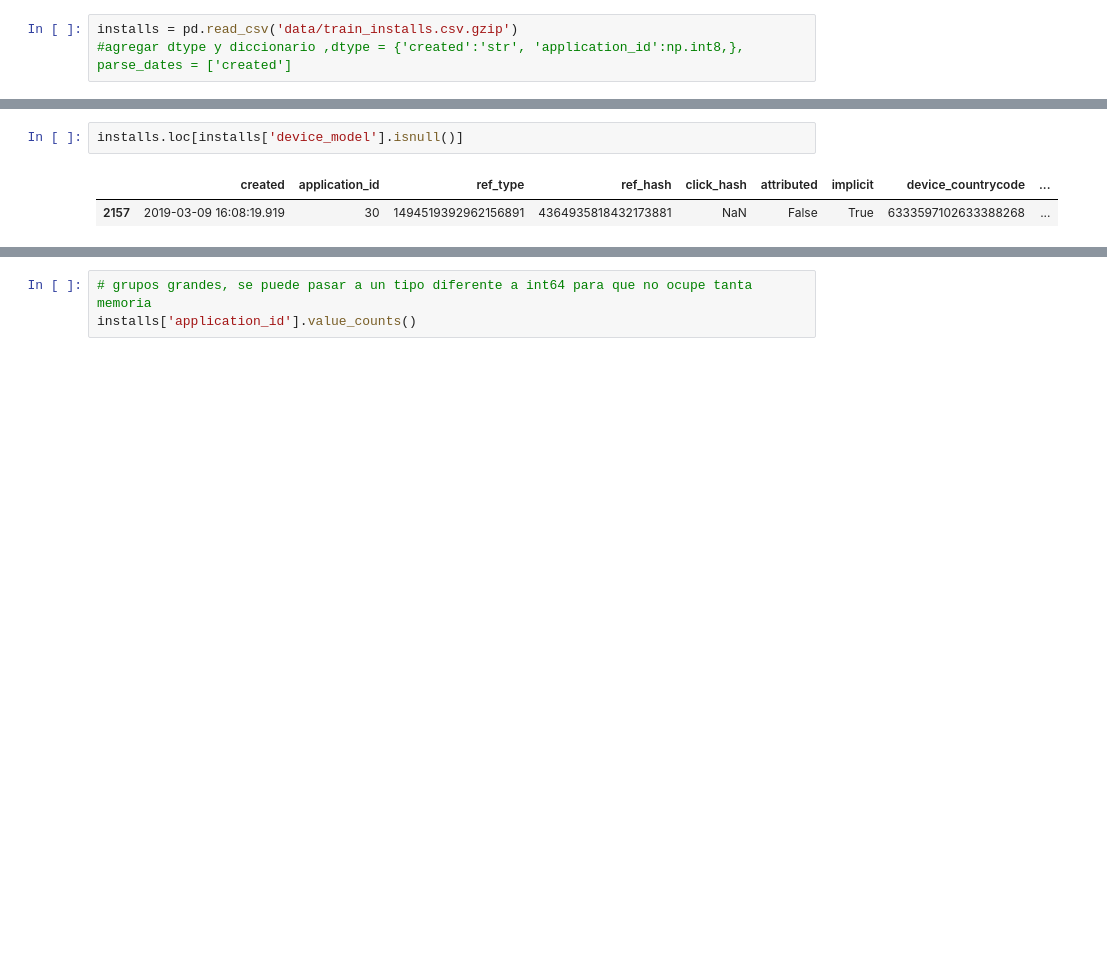
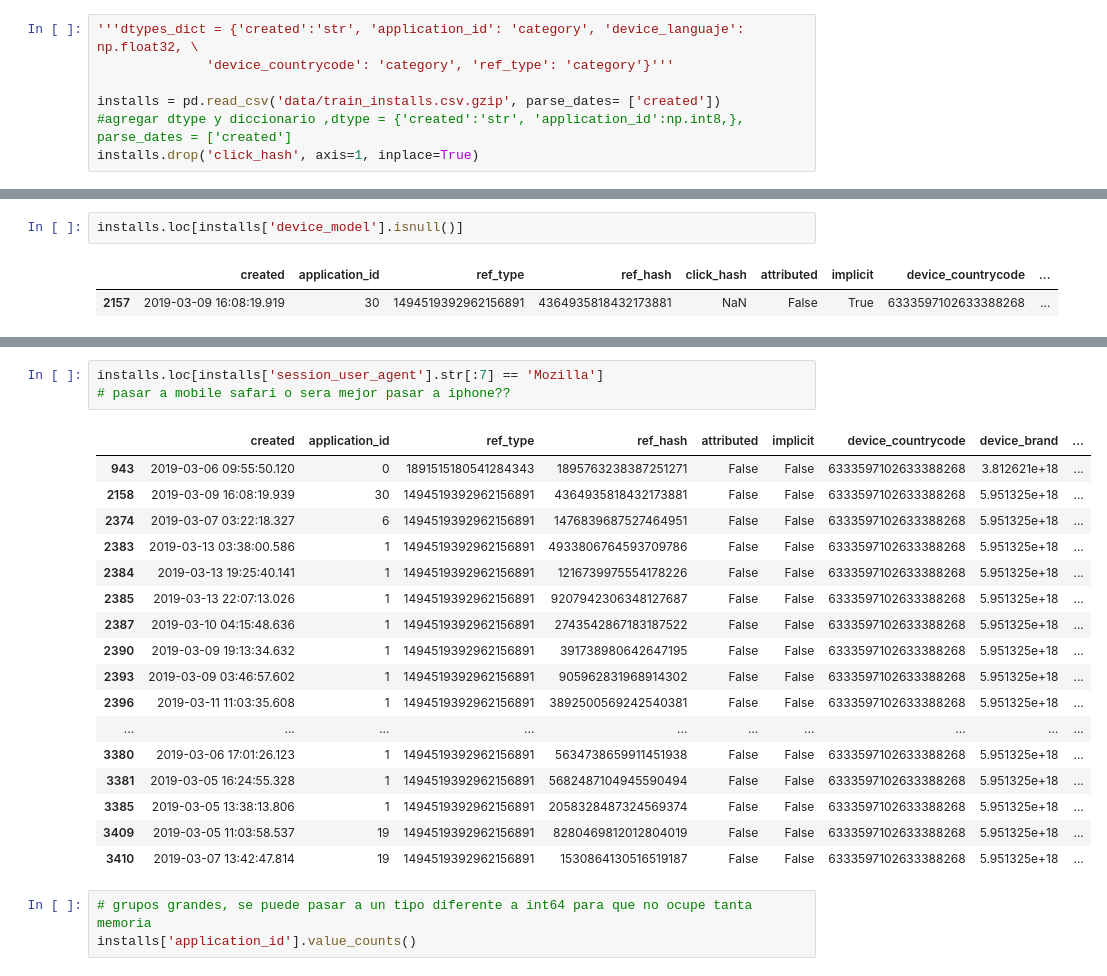
Before and after one commit to Elianagam/orgaDatosTp1, a Jupyter notebook: prueba_installs.ipynb, the cells around one changed output, grey strips where cells are left out. Saved outputs shown, nothing was run; the diff lists cells and outputs as text; blank space fills up the shorter version.

```diff
--- a/prueba_installs.ipynb
+++ b/prueba_installs.ipynb
@@ -2,8 +2,12 @@
 import pandas as pd
 import numpy as np
 # %%
-installs = pd.read_csv('data/train_installs.csv.gzip')
+'''dtypes_dict = {'created':'str', 'application_id': 'category', 'device_languaje': np.float32, \
+              'device_countrycode': 'category', 'ref_type': 'category'}'''
+
+installs = pd.read_csv('data/train_installs.csv.gzip', parse_dates= ['created'])
 #agregar dtype y diccionario ,dtype = {'created':'str', 'application_id':np.int8,}, parse_dates = ['created']
+installs.drop('click_hash', axis=1, inplace=True)
 # %%
 # languaje in iphone van a ser en ingles??
 # %%
@@ -126,5 +110,26 @@ Mozilla/5.0 (iPhone; CPU iPhone OS 12_1_2 like Mac OS X) AppleWebKit/605.1.15 (K
 Mozilla/5.0 (iPhone; CPU iPhone OS 11_4_1 like Mac OS X) AppleWebKit/605.1.15 (KHTML, like Gecko) Version/11.0 Mobile/15E148 Safari/604.1                                                                ...
 Name: session_user_agent, dtype: int64
+# %%
+installs.loc[installs['session_user_agent'].str[:7] == 'Mozilla']
+# pasar a mobile safari o sera mejor pasar a iphone??
+# %% [output]
+|  | created | application_id | ref_type | ref_hash | attributed | implicit | device_countrycode | device_brand | ... |
+| 943 | 2019-03-06 09:55:50.120 | 0 | 1891515180541284343 | 1895763238387251271 | False | False | 6333597102633388268 | 3.812621e+18 | ... |
+| 2158 | 2019-03-09 16:08:19.939 | 30 | 1494519392962156891 | 4364935818432173881 | False | False | 6333597102633388268 | 5.951325e+18 | ... |
+| 2374 | 2019-03-07 03:22:18.327 | 6 | 1494519392962156891 | 1476839687527464951 | False | False | 6333597102633388268 | 5.951325e+18 | ... |
+| 2383 | 2019-03-13 03:38:00.586 | 1 | 1494519392962156891 | 4933806764593709786 | False | False | 6333597102633388268 | 5.951325e+18 | ... |
+| 2384 | 2019-03-13 19:25:40.141 | 1 | 1494519392962156891 | 1216739975554178226 | False | False | 6333597102633388268 | 5.951325e+18 | ... |
+| 2385 | 2019-03-13 22:07:13.026 | 1 | 1494519392962156891 | 9207942306348127687 | False | False | 6333597102633388268 | 5.951325e+18 | ... |
+| 2387 | 2019-03-10 04:15:48.636 | 1 | 1494519392962156891 | 2743542867183187522 | False | False | 6333597102633388268 | 5.951325e+18 | ... |
+| 2390 | 2019-03-09 19:13:34.632 | 1 | 1494519392962156891 | 391738980642647195 | False | False | 6333597102633388268 | 5.951325e+18 | ... |
+| 2393 | 2019-03-09 03:46:57.602 | 1 | 1494519392962156891 | 905962831968914302 | False | False | 6333597102633388268 | 5.951325e+18 | ... |
+| 2396 | 2019-03-11 11:03:35.608 | 1 | 1494519392962156891 | 3892500569242540381 | False | False | 6333597102633388268 | 5.951325e+18 | ... |
+| ... | ... | ... | ... | ... | ... | ... | ... | ... | ... |
+| 3380 | 2019-03-06 17:01:26.123 | 1 | 1494519392962156891 | 5634738659911451938 | False | False | 6333597102633388268 | 5.951325e+18 | ... |
+| 3381 | 2019-03-05 16:24:55.328 | 1 | 1494519392962156891 | 5682487104945590494 | False | False | 6333597102633388268 | 5.951325e+18 | ... |
+| 3385 | 2019-03-05 13:38:13.806 | 1 | 1494519392962156891 | 2058328487324569374 | False | False | 6333597102633388268 | 5.951325e+18 | ... |
+| 3409 | 2019-03-05 11:03:58.537 | 19 | 1494519392962156891 | 8280469812012804019 | False | False | 6333597102633388268 | 5.951325e+18 | ... |
+| 3410 | 2019-03-07 13:42:47.814 | 19 | 1494519392962156891 | 1530864130516519187 | False | False | 6333597102633388268 | 5.951325e+18 | ... |
 # %%
 # grupos grandes, se puede pasar a un tipo diferente a int64 para que no ocupe tanta memoria
 installs['application_id'].value_counts()
```
Also changed, not shown: parts of 9 cells of this notebook, 1 other file.
